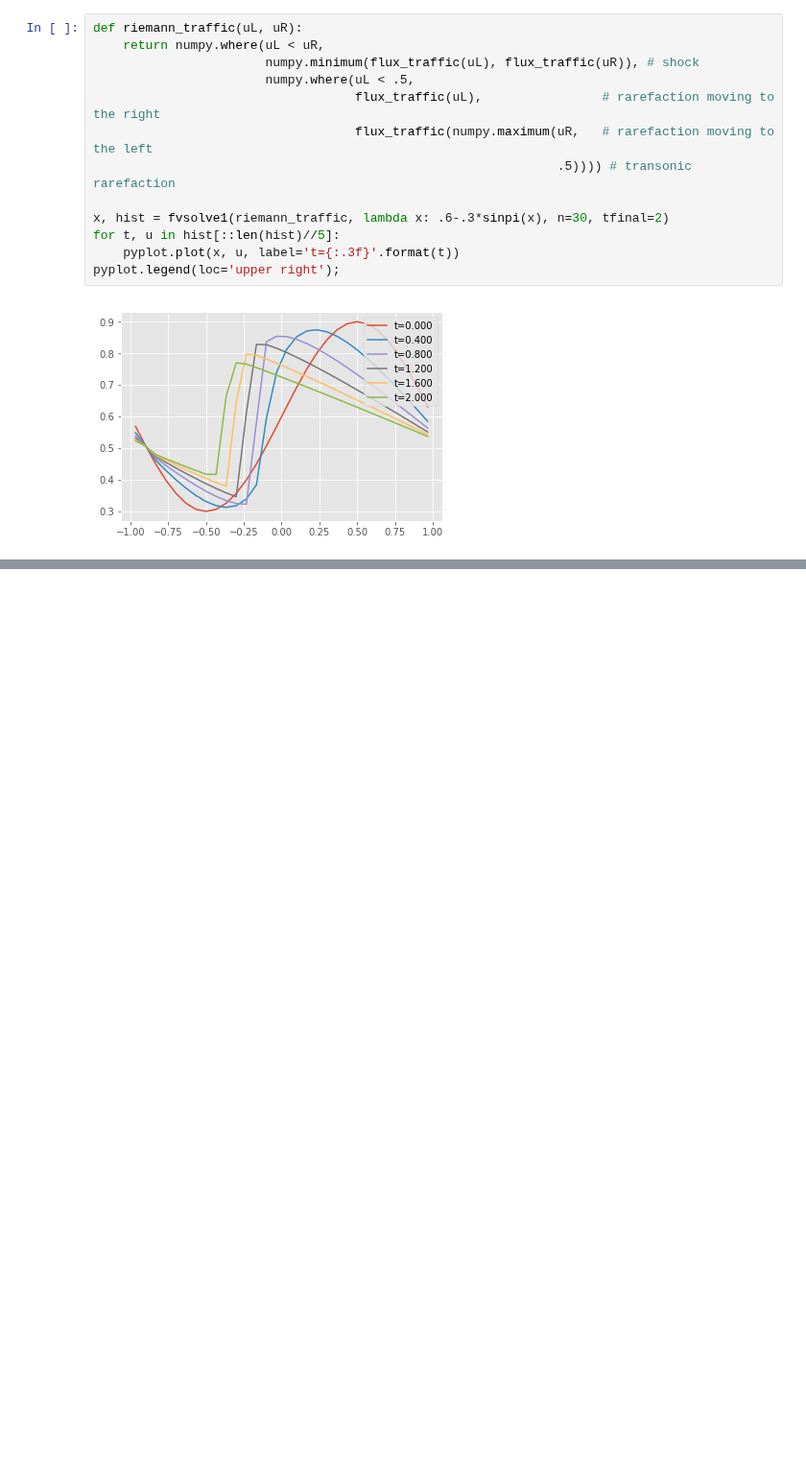
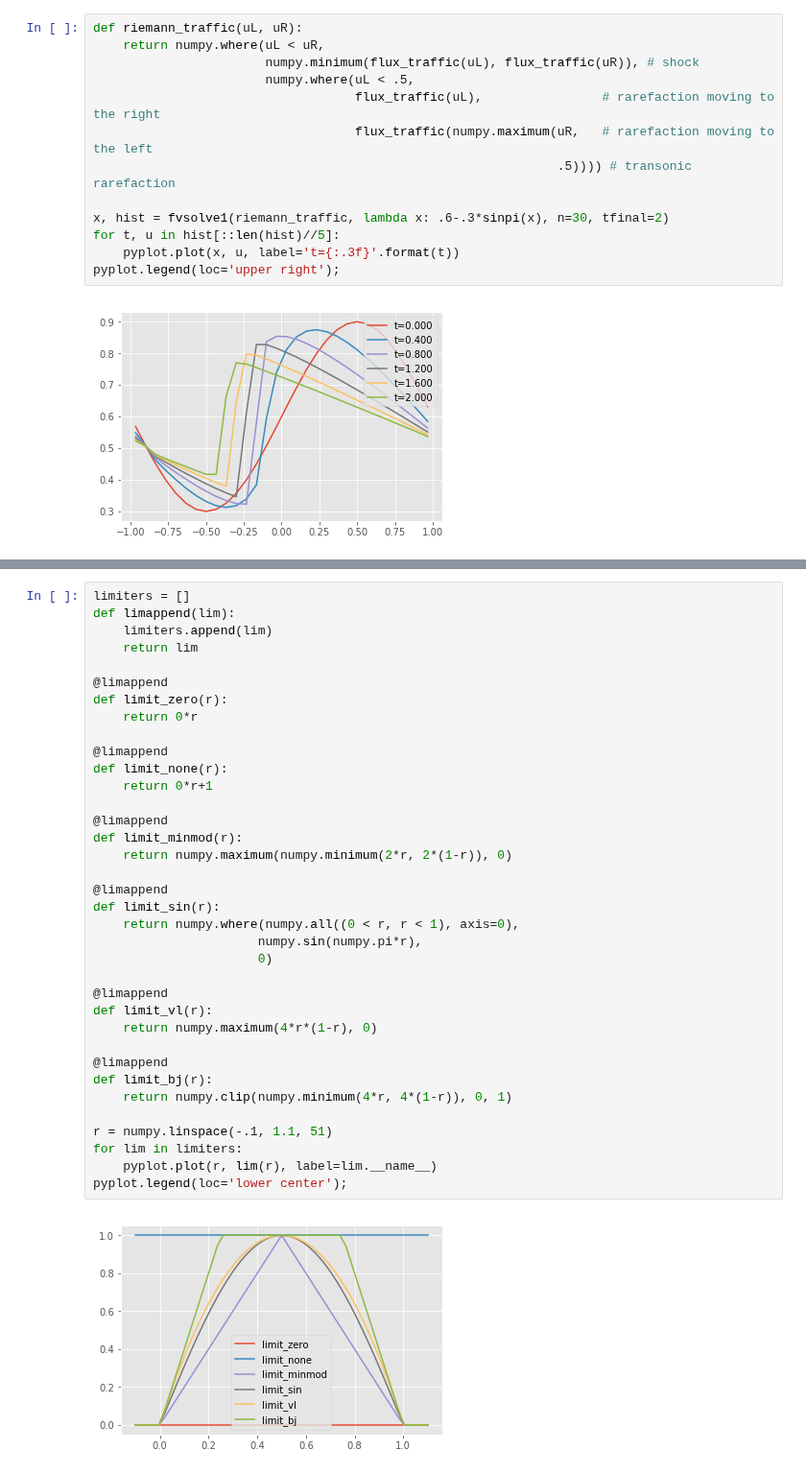
Before and after one commit to cu-numpde/numpde-fall2017, a Jupyter notebook: FVHyperbolic.ipynb, the cells around one changed output, grey strips where cells are left out. Shown at 96% size. Cells and saved outputs as stored; diff of their text form; blank space fills up the shorter version.

```diff
--- a/FVHyperbolic.ipynb
+++ b/FVHyperbolic.ipynb
@@ -285,0 +296,38 @@ We will express gradients by "limiting" the above slope using a nonlinear functi
+# %%
+limiters = []
+def limappend(lim):
+    limiters.append(lim)
+    return lim
+
+@limappend
+def limit_zero(r):
+    return 0*r
+
+@limappend
+def limit_none(r):
+    return 0*r+1
+
+@limappend
+def limit_minmod(r):
+    return numpy.maximum(numpy.minimum(2*r, 2*(1-r)), 0)
+
+@limappend
+def limit_sin(r):
+    return numpy.where(numpy.all((0 < r, r < 1), axis=0),
+                      numpy.sin(numpy.pi*r),
+                      0)
+
+@limappend
+def limit_vl(r):
+    return numpy.maximum(4*r*(1-r), 0)
+
+@limappend
+def limit_bj(r):
+    return numpy.clip(numpy.minimum(4*r, 4*(1-r)), 0, 1)
+
+r = numpy.linspace(-.1, 1.1, 51)
+for lim in limiters:
+    pyplot.plot(r, lim(r), label=lim.__name__)
+pyplot.legend(loc='lower center');
+# %% [output]
+[figure, added]
```
Also changed, not shown: parts of 14 cells of this notebook, 2 other files.
